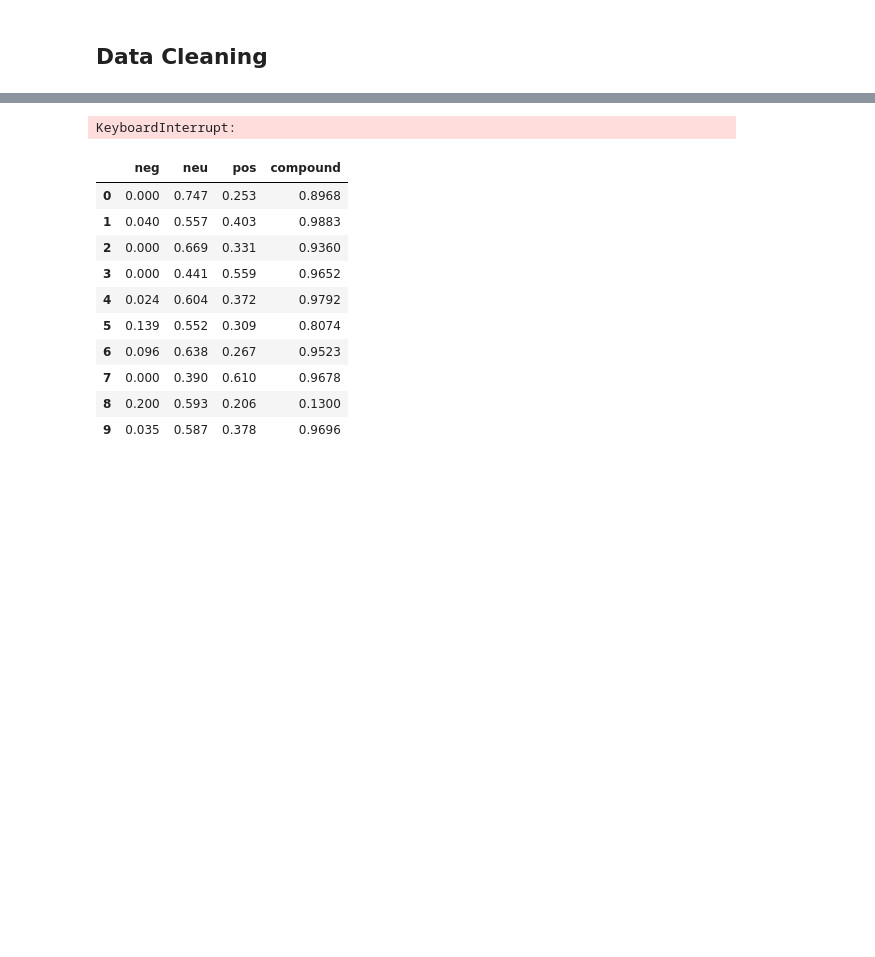
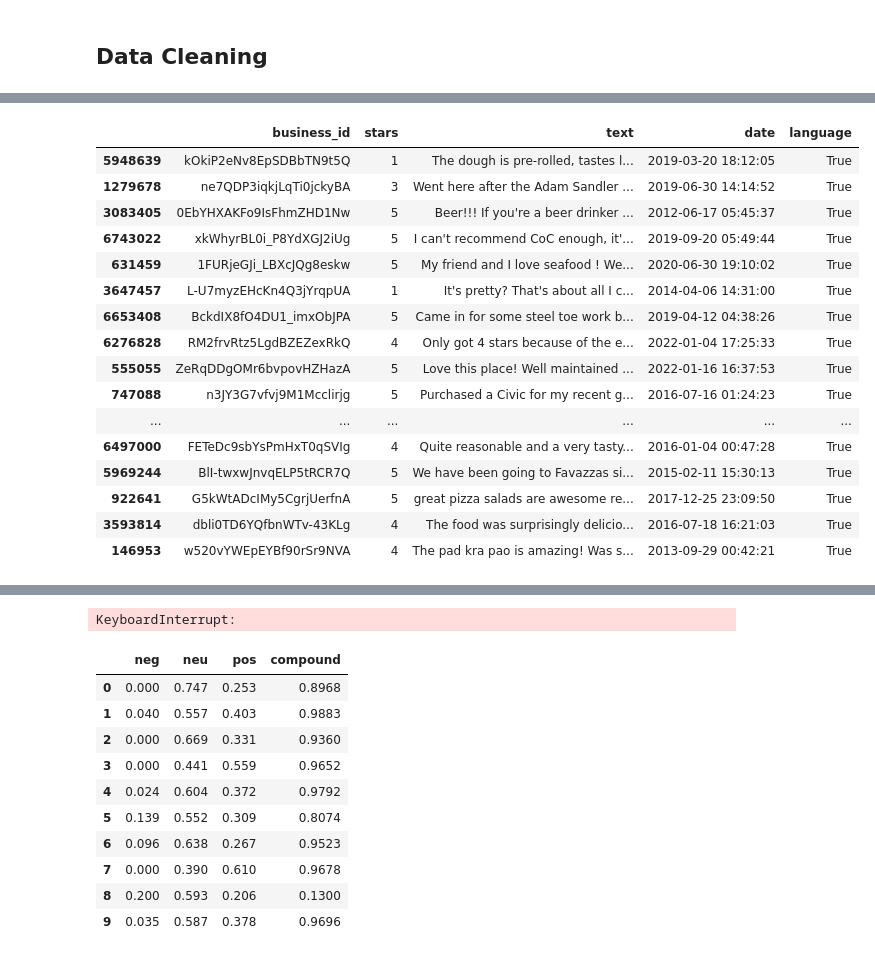
Before and after one commit to lonnagee/4447-Project, a Jupyter notebook: notebooks/COMP4447 Final Project - NLP Analysis.ipynb, the cells around one changed output, grey strips where cells are left out. Cells and saved outputs as stored; diff of their text form; code cells hidden in the pictures; blank space fills up the shorter version.

Commit message:
Added english character check

```diff
--- a/notebooks/COMP4447 Final Project - NLP Analysis.ipynb
+++ b/notebooks/COMP4447 Final Project - NLP Analysis.ipynb
@@ -242,2 +240,42 @@ reviews_df.head()
 # %%
 # reviews_df = reviews_df_raw.head(1000000)
+# %%
+# This takes over an hour to run
+
+# def detect_language(text):
+#     try:
+#         return detect(text)
+#     except:
+#         return 'unknown'
+# DetectorFactory.seed = 0
+# reviews_df['language'] = reviews_df['text'].apply(detect_language)
+# reviews_df = reviews_df[reviews_df['language'] == 'en']
+
+reviews_df['text'] = reviews_df['text'].replace(r'\n', ' ', regex=True)
+# %%
+def isEnglish(string):
+    for character in string:
+        if ord(character) > 127:
+            return False
+    return True
+reviews_df['language'] = reviews_df['text'].apply(isEnglish)
+
+reviews_df.sample(20)
+# %% [output]
+|  | business_id | stars | text | date | language |
+| 5948639 | kOkiP2eNv8EpSDBbTN9t5Q | 1 | The dough is pre-rolled, tastes l... | 2019-03-20 18:12:05 | True |
+| 1279678 | ne7QDP3iqkjLqTi0jckyBA | 3 | Went here after the Adam Sandler ... | 2019-06-30 14:14:52 | True |
+| 3083405 | 0EbYHXAKFo9IsFhmZHD1Nw | 5 | Beer!!! If you're a beer drinker ... | 2012-06-17 05:45:37 | True |
+| 6743022 | xkWhyrBL0i_P8YdXGJ2iUg | 5 | I can't recommend CoC enough, it'... | 2019-09-20 05:49:44 | True |
+| 631459 | 1FURjeGJi_LBXcJQg8eskw | 5 | My friend and I love seafood ! We... | 2020-06-30 19:10:02 | True |
+| 3647457 | L-U7myzEHcKn4Q3jYrqpUA | 1 | It's pretty? That's about all I c... | 2014-04-06 14:31:00 | True |
+| 6653408 | BckdIX8fO4DU1_imxObJPA | 5 | Came in for some steel toe work b... | 2019-04-12 04:38:26 | True |
+| 6276828 | RM2frvRtz5LgdBZEZexRkQ | 4 | Only got 4 stars because of the e... | 2022-01-04 17:25:33 | True |
+| 555055 | ZeRqDDgOMr6bvpovHZHazA | 5 | Love this place! Well maintained ... | 2022-01-16 16:37:53 | True |
+| 747088 | n3JY3G7vfvj9M1Mcclirjg | 5 | Purchased a Civic for my recent g... | 2016-07-16 01:24:23 | True |
+| ... | ... | ... | ... | ... | ... |
+| 6497000 | FETeDc9sbYsPmHxT0qSVIg | 4 | Quite reasonable and a very tasty... | 2016-01-04 00:47:28 | True |
+| 5969244 | BlI-twxwJnvqELP5tRCR7Q | 5 | We have been going to Favazzas si... | 2015-02-11 15:30:13 | True |
+| 922641 | G5kWtADcIMy5CgrjUerfnA | 5 | great pizza salads are awesome re... | 2017-12-25 23:09:50 | True |
+| 3593814 | dbli0TD6YQfbnWTv-43KLg | 4 | The food was surprisingly delicio... | 2016-07-18 16:21:03 | True |
+| 146953 | w520vYWEpEYBf90rSr9NVA | 4 | The pad kra pao is amazing! Was s... | 2013-09-29 00:42:21 | True |
```
Also changed, not shown: parts of 14 cells of this notebook.
